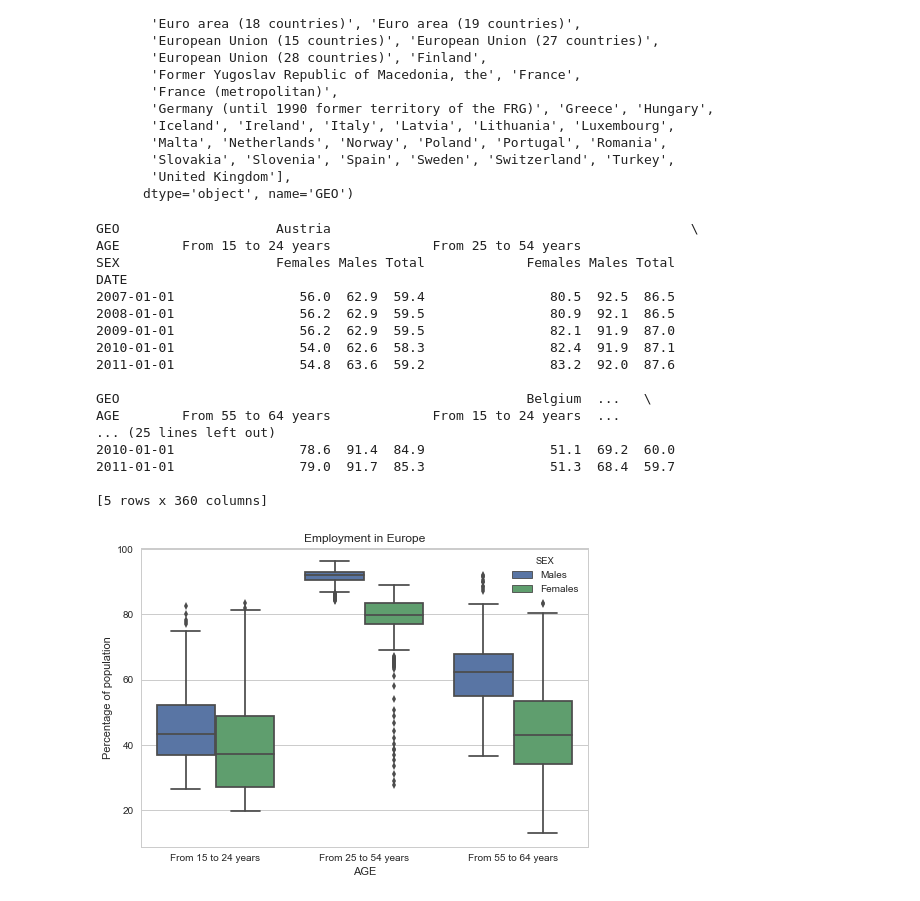
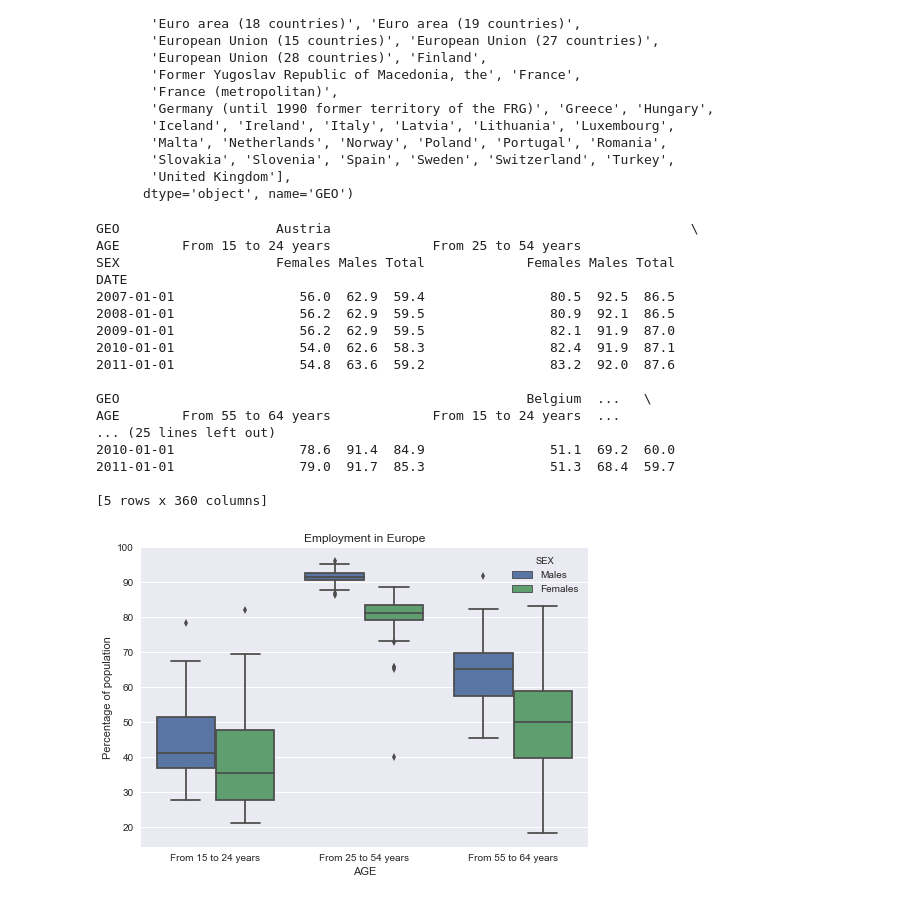
Before and after one commit to gangyf/Financial_Data_Analysis, a Jupyter notebook: Finance4_zoin.ipynb, the cells around one changed output. Drawn from its saved outputs; the diff is of its cells as text; code cells hidden in the pictures.

```diff
--- a/Finance4_zoin.ipynb
+++ b/Finance4_zoin.ipynb
@@ -108,35 +108,35 @@ print(df.head())
 
 df=pd.read_csv("h:/employ.csv")
 #筛选过滤条件
-df=df[(df['INDIC_EM']=='Active population') & (df['UNIT']=='Percentage of total population') & (df['SEX']!='Total')]
+df=df[(df['INDIC_EM']=='Active population') & (df['UNIT']=='Percentage of total population') & (df['SEX']!='Total') & (df['DATE']=='2015-01-01')]
 #作箱形图
 '''
 sns.boxplot(x=df['AGE'],y=df['Value'],data=df,hue='SEX')
 x表示需要作为横坐标的向量
 y表示需要作为纵坐标的向量
 data表示dataframe数据源
 hue参数表示指定的要再次分组的向量
 '''
 plt.title('Employment in Europe')
 sns.boxplot(x=df['AGE'],y=df['Value'],data=df,hue='SEX')
 plt.ylabel('Percentage of population')
 plt.show()
 # %% [output]
 GEO                    Austria                                              \
 AGE        From 15 to 24 years             From 25 to 54 years
 SEX                    Females Males Total             Females Males Total
 DATE
 2007-01-01                56.0  62.9  59.4                80.5  92.5  86.5
 2008-01-01                56.2  62.9  59.5                80.9  92.1  86.5
 2009-01-01                56.2  62.9  59.5                82.1  91.9  87.0
 2010-01-01                54.0  62.6  58.3                82.4  91.9  87.1
 2011-01-01                54.8  63.6  59.2                83.2  92.0  87.6
 
 GEO                                                    Belgium  ...   \
 AGE        From 55 to 64 years             From 15 to 24 years  ...
 ... (25 lines left out)
 2010-01-01                78.6  91.4  84.9                51.1  69.2  60.0
 2011-01-01                79.0  91.7  85.3                51.3  68.4  59.7
 
 [5 rows x 360 columns]
-[figure, old version]
+[figure, new version]
```
